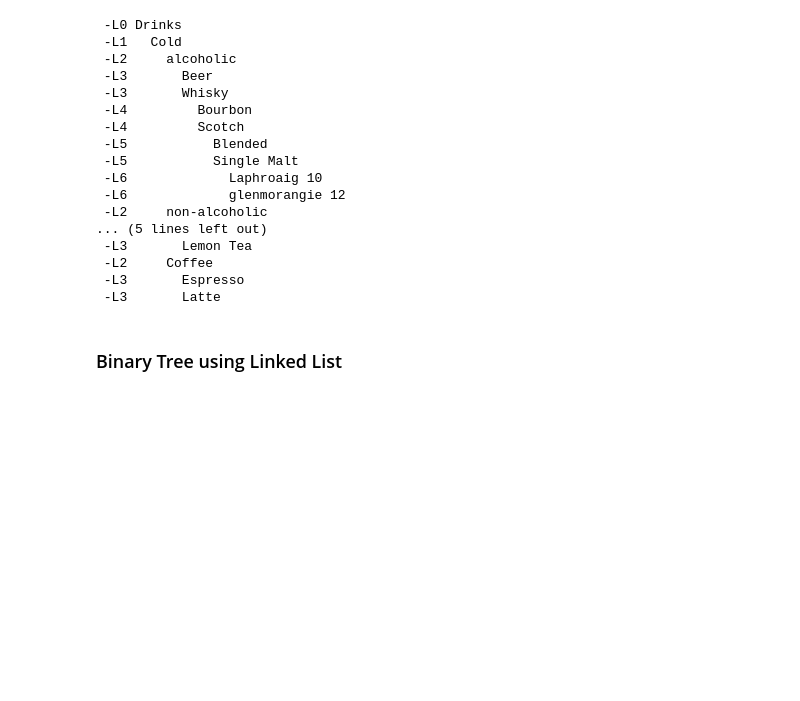
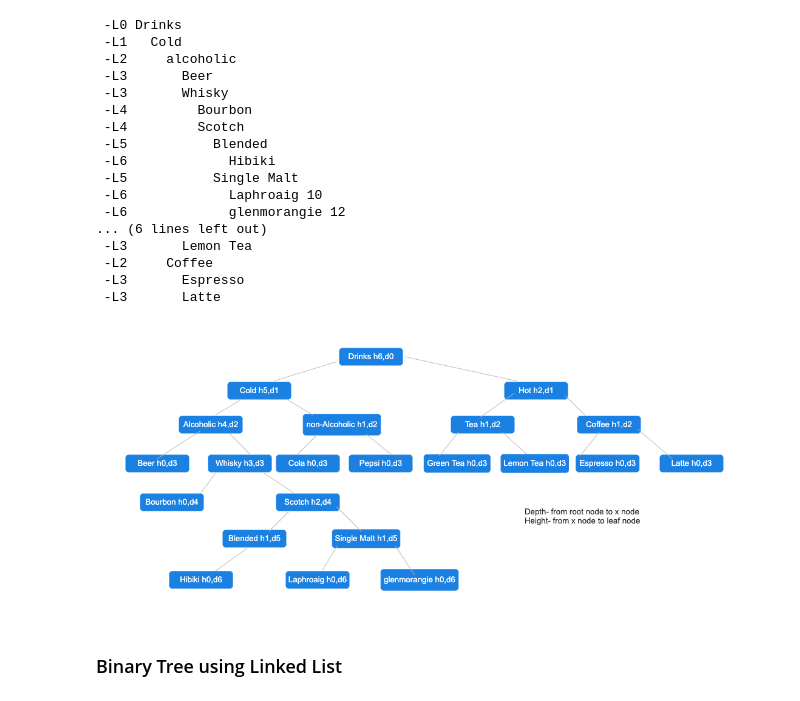
Before and after one commit to StackQ/Atlas, a Jupyter notebook: DSA/Binary_tree/Binary_Tree_v2.ipynb, the cells around one changed output. Saved outputs shown, nothing was run; the diff lists cells and outputs as text; code cells hidden in the pictures; blank space fills up the shorter version.

Commit message:
BinaryTree

```diff
--- a/DSA/Binary_tree/Binary_Tree_v2.ipynb
+++ b/DSA/Binary_tree/Binary_Tree_v2.ipynb
@@ -58,6 +58,7 @@ whisky.addChild(bourbon)
 whisky.addChild(scotch)
 
 scotch.addChild(blended)
+blended.addChild(hibiki)
 scotch.addChild(single_malt)
 
 single_malt.addChild(laphroaig)
@@ -85,15 +86,20 @@ print(tree)
  -L4         Bourbon
  -L4         Scotch
  -L5           Blended
+ -L6             Hibiki
  -L5           Single Malt
  -L6             Laphroaig 10
  -L6             glenmorangie 12
- -L2     non-alcoholic
-... (5 lines left out)
+... (6 lines left out)
  -L3       Lemon Tea
  -L2     Coffee
  -L3       Espresso
  -L3       Latte
+# %%
+from IPython.display import Image
+Image("/workspaces/Atlas/DSA/images/Tree/Drinks_btree.png")
+# %% [output]
+[figure, added]
 # %% [markdown]
 ### Binary Tree using Linked List
 # %%
```
Also changed, not shown: parts of 43 cells of this notebook, 2 other files.
